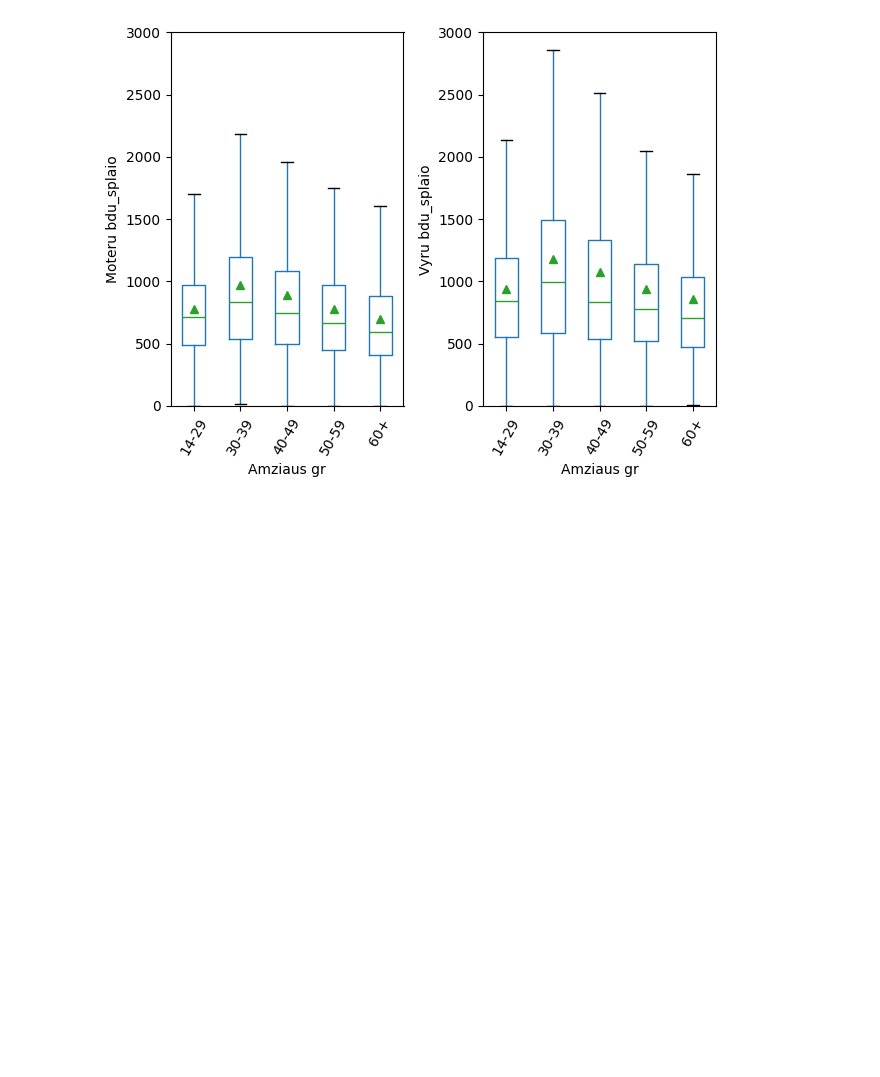
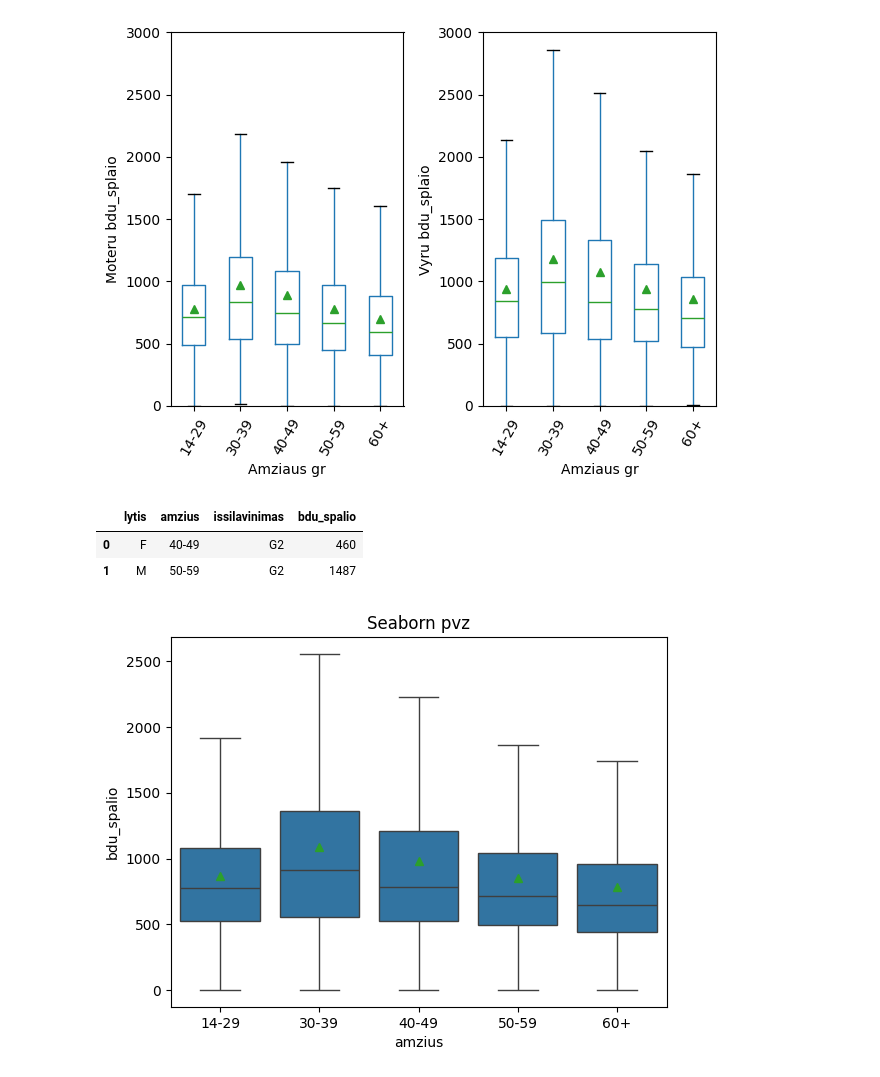
Before and after one commit to Sarunaskaz/JupiterNoteBooks, a Jupyter notebook: 21_boxplot.ipynb, the cells around one changed output. Drawn from its saved outputs; the diff is of its cells as text; code cells hidden in the pictures; blank space fills up the shorter version.

Commit message:
Boxplot problems with solutions

```diff
--- a/21_boxplot.ipynb
+++ b/21_boxplot.ipynb
@@ -94,3 +102,20 @@ right.set_xlabel('Amziaus gr')
 fig.tight_layout()
 # %% [output]
 [figure]
+# %%
+dus18.head(2)
+# %% [output]
+|  | lytis | amzius | issilavinimas | bdu_spalio |
+| 0 | F | 40-49 | G2 | 460 |
+| 1 | M | 50-59 | G2 | 1487 |
+# %%
+plt.style.use(style='default')
+#print(plt.style.available)
+#bmh, classic, default, fivethirtyeight, ggplot ...
+plt.style.use(style='default')
+# %%
+ax = sns.boxplot(data=dus18.sort_values(by='amzius'), x='amzius', y='bdu_spalio', showmeans=True, showfliers=False)
+ax.set_title('Seaborn pvz')
+plt.show()
+# %% [output]
+[figure, added]
```
Also changed, not shown: parts of 5 cells of this notebook.
